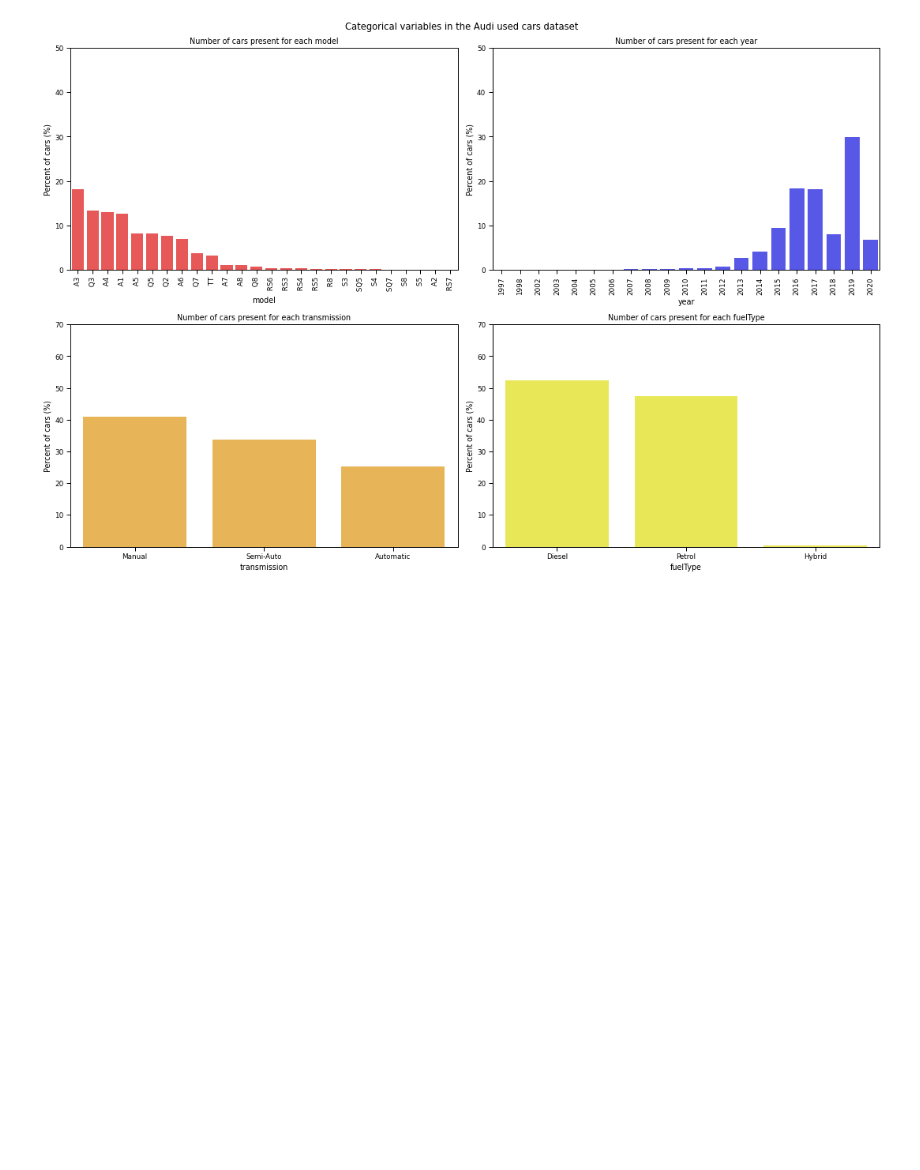
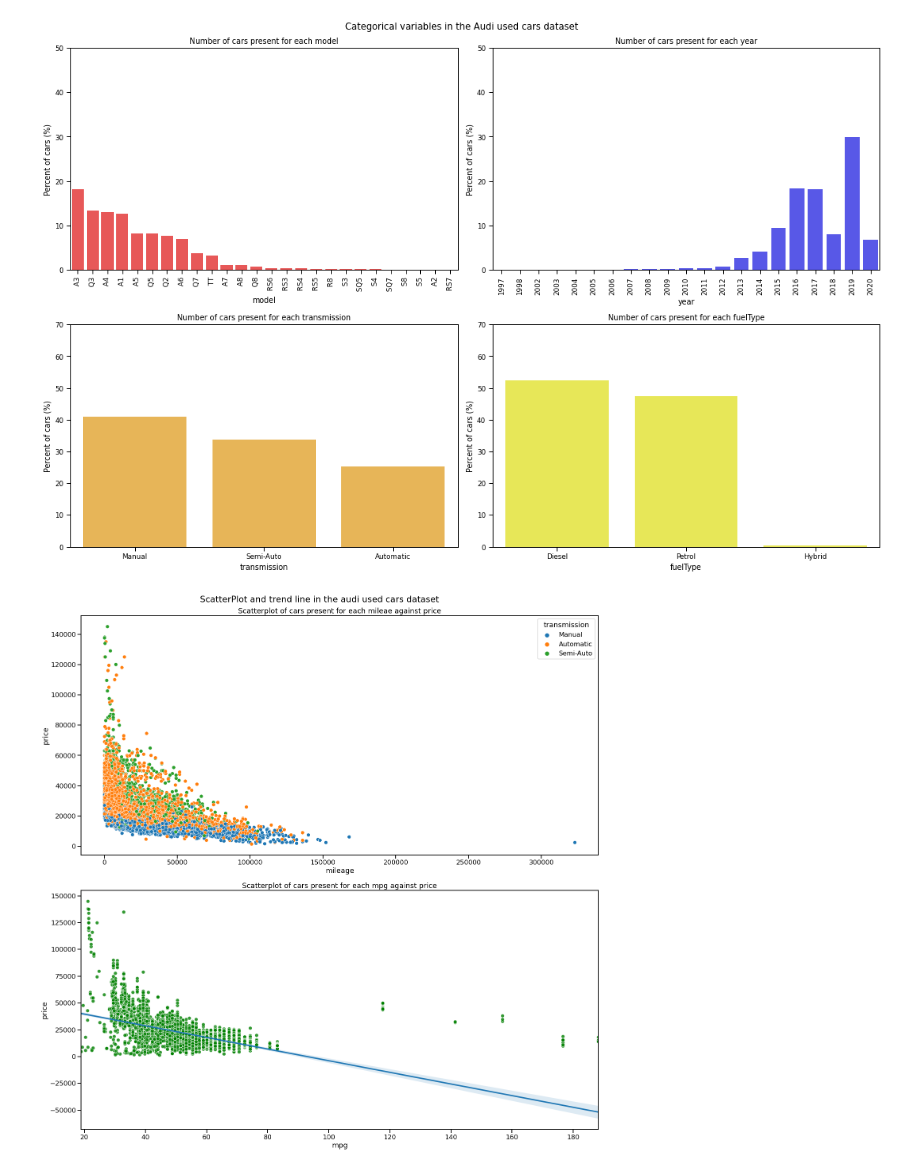
Before and after one commit to 123Osama/EDA-with-Python, a Jupyter notebook: audi_used_car_EDA.ipynb, the cells around one changed output. Cells and saved outputs as stored; diff of their text form; code cells hidden in the pictures; blank space fills up the shorter version.

```diff
--- a/audi_used_car_EDA.ipynb
+++ b/audi_used_car_EDA.ipynb
@@ -308,3 +308,24 @@ plt.tight_layout()
 plt.show()
 # %% [output]
 [figure]
+# %%
+sns.set_context('talk')
+
+plt.figure(figsize=(20, 20))
+plt.subplot(2, 1, 1)
+plt.title("Scatterplot of cars present for each mileae against price")
+sns.scatterplot(x='mileage', y='price', data = df, hue='transmission')
+
+
+plt.subplot(2, 1, 2)
+plt.title("Scatterplot of cars present for each mpg against price")
+sns.regplot(x='mpg', y='price', data = df,scatter_kws= {'color': 'g', 'edgecolor': 'white'})
+#scatter_kws is a part of matplotlib and color, edgecolor are dictionary
+
+
+plt.suptitle("ScatterPlot and trend line in the audi used cars dataset")
+
+plt.tight_layout()
+plt.show()
+# %% [output]
+[figure, added]
```
Also changed, not shown: parts of 3 cells of this notebook.
